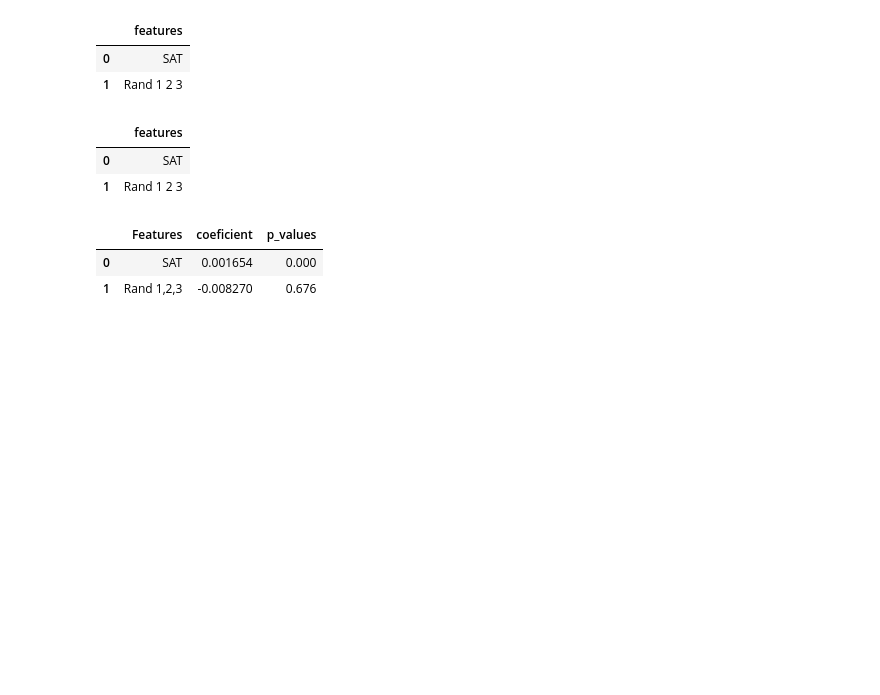
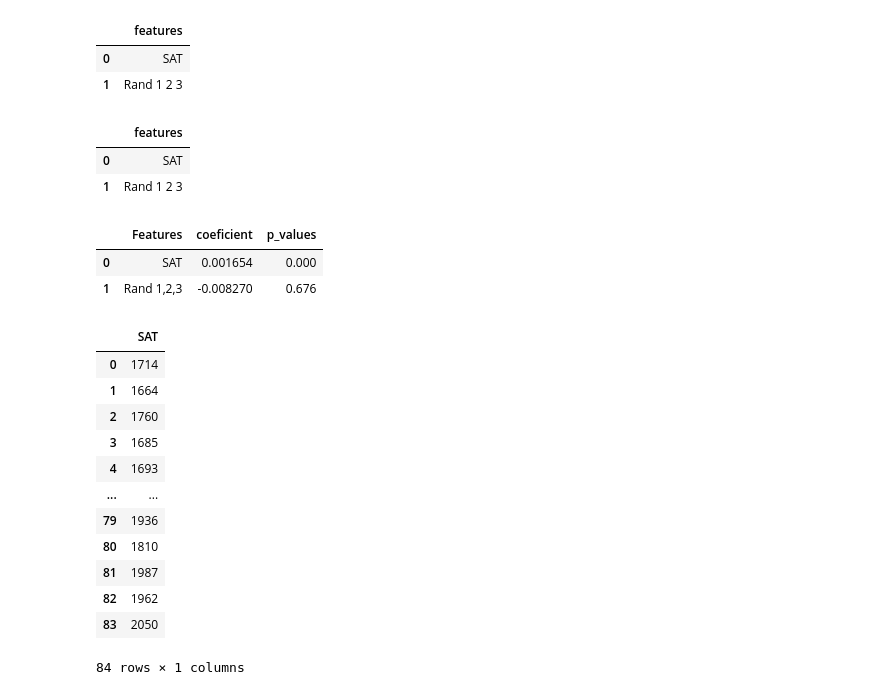
Before and after one commit to henrykibithia8-dev/DS-projests, a Jupyter notebook: Multiple_linear_regression.ipynb, the cells around one changed output. Saved outputs shown, nothing was run; the diff lists cells and outputs as text; code cells hidden in the pictures; blank space fills up the shorter version.

```diff
--- a/Multiple_linear_regression.ipynb
+++ b/Multiple_linear_regression.ipynb
@@ -127,3 +127,20 @@ reg_summary
 |  | Features | coeficient | p_values |
 | 0 | SAT | 0.001654 | 0.000 |
 | 1 | Rand 1,2,3 | -0.008270 | 0.676 |
+# %%
+x = data.drop(["Rand 1,2,3", "GPA"], axis = 1)
+x
+# %% [output]
+|  | SAT |
+| 0 | 1714 |
+| 1 | 1664 |
+| 2 | 1760 |
+| 3 | 1685 |
+| 4 | 1693 |
+| ... | ... |
+| 79 | 1936 |
+| 80 | 1810 |
+| 81 | 1987 |
+| 82 | 1962 |
+| 83 | 2050 |
+84 rows × 1 columns
```
